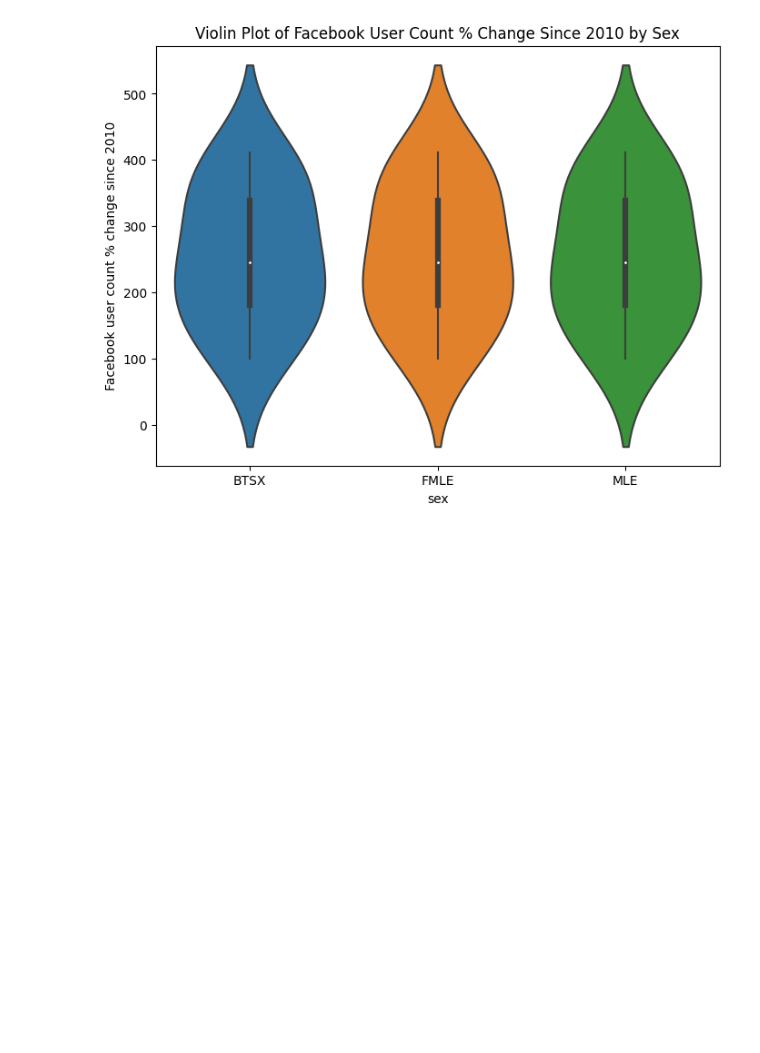
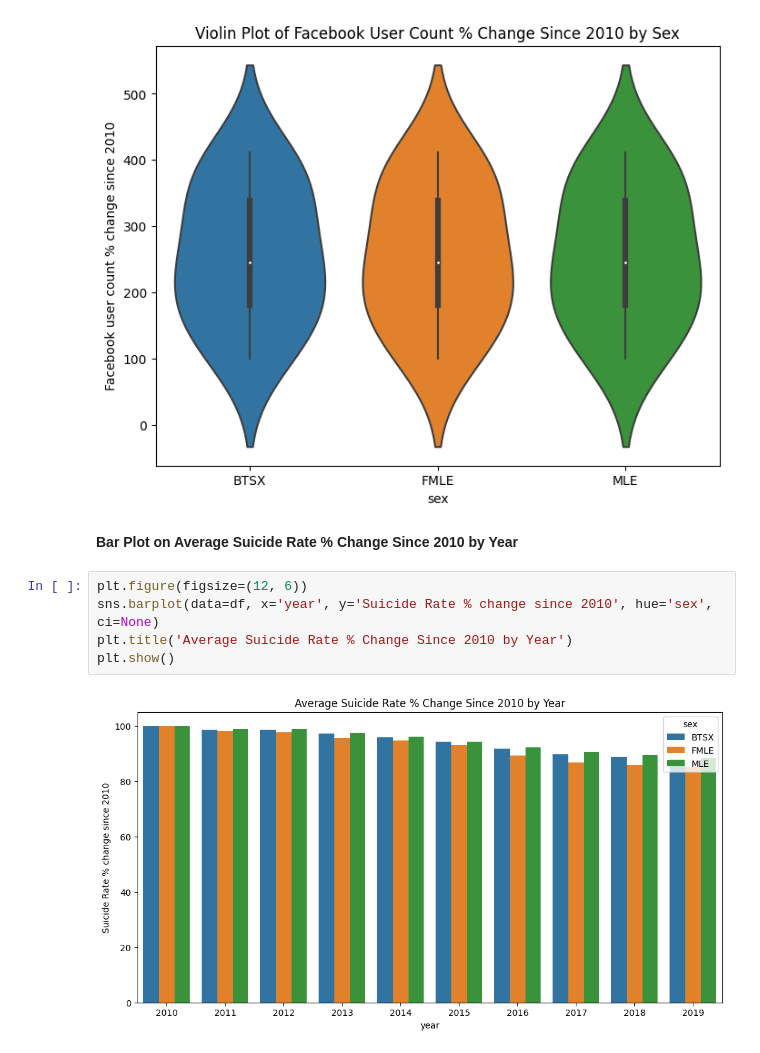
Before and after one commit to kumawatmanish05/Social-Media-Impact-On-Suicide-rates, a Jupyter notebook: social-media-s-impact-on-suicide-rates.ipynb, the cells around one changed output. Drawn from its saved outputs; the diff is of its cells as text; blank space fills up the shorter version.

```diff
--- a/social-media-s-impact-on-suicide-rates.ipynb
+++ b/social-media-s-impact-on-suicide-rates.ipynb
@@ -209,3 +209,12 @@ plt.title('Violin Plot of Facebook User Count % Change Since 2010 by Sex')
 plt.show()
 # %% [output]
 [figure]
+# %% [markdown]
+**Bar Plot on Average Suicide Rate % Change Since 2010 by Year**
+# %%
+plt.figure(figsize=(12, 6))
+sns.barplot(data=df, x='year', y='Suicide Rate % change since 2010', hue='sex', ci=None)
+plt.title('Average Suicide Rate % Change Since 2010 by Year')
+plt.show()
+# %% [output]
+[figure, added]
```
Also changed, not shown: parts of 17 cells of this notebook.
